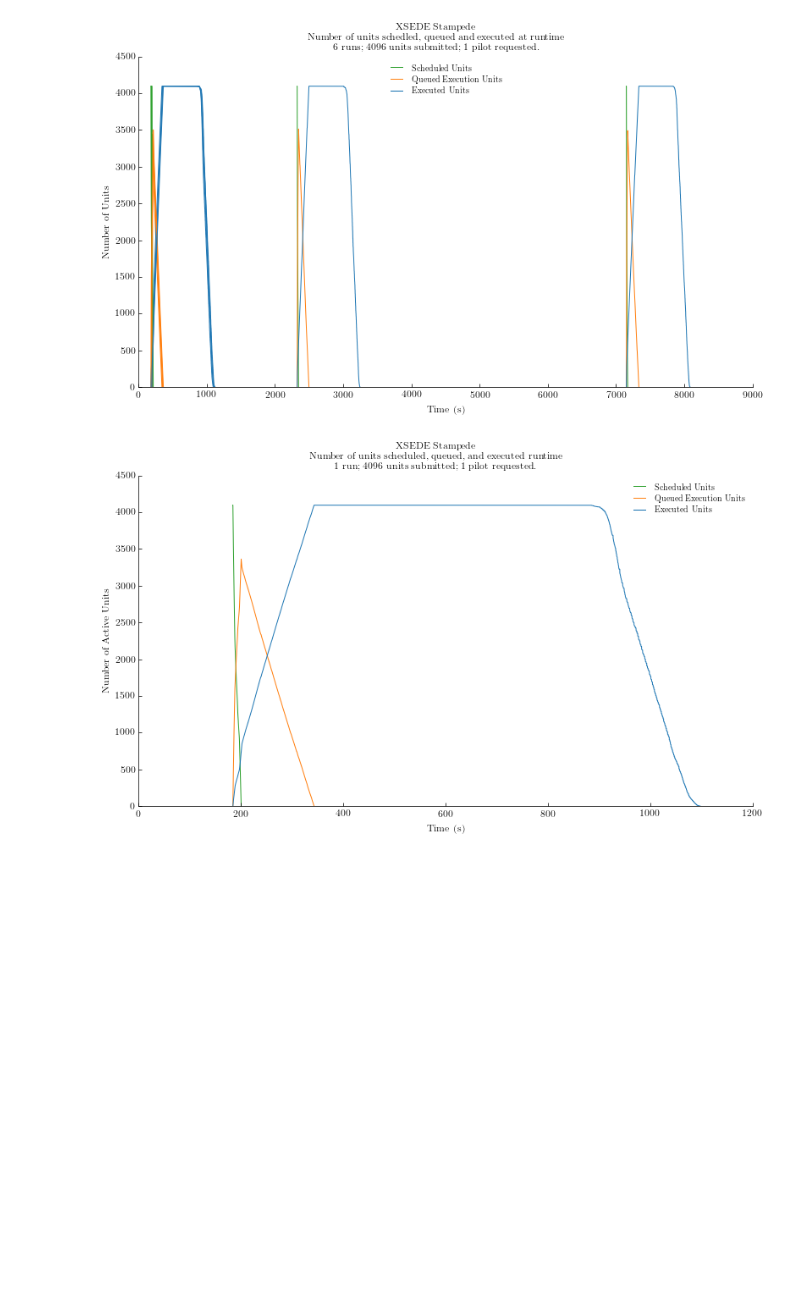
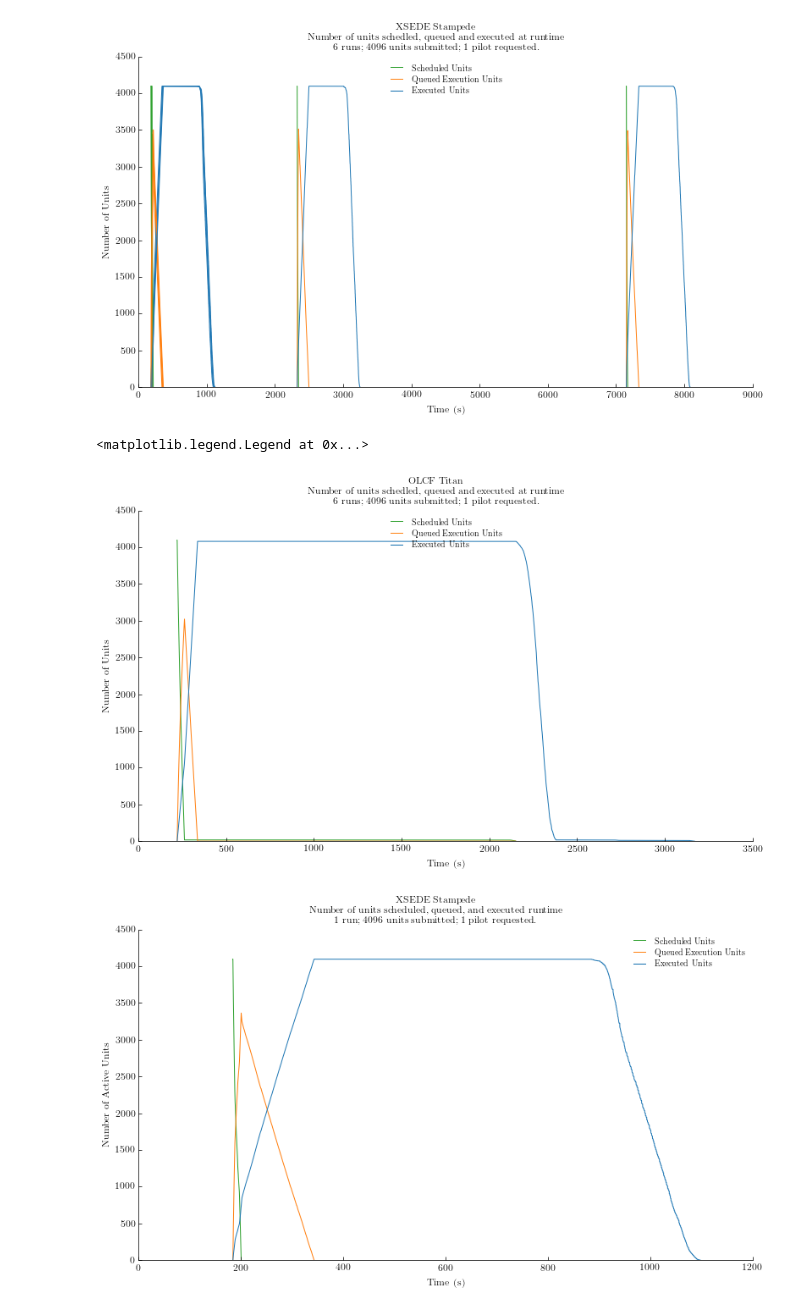
Before and after one commit to radical-experiments/rp-paper, a Jupyter notebook: analysis/rp_paper_experiments.ipynb, the cells around one changed output. Saved outputs shown, nothing was run; the diff lists cells and outputs as text; code cells hidden in the pictures; blank space fills up the shorter version.

Commit message:
Exp 1 synapse titan; atlas plots

```diff
--- a/analysis/rp_paper_experiments.ipynb
+++ b/analysis/rp_paper_experiments.ipynb
@@ -540,6 +540,42 @@ ax.legend(labels=['Scheduled Units', 'Queued Execution Units', 'Executed Units']
 # %% [output]
 <matplotlib.legend.Legend at 0x...>
 [figure]
+# %%
+fig, ax = fig_setup()
+
+title='OLCF Titan\n'+\
+'Number of units schedled, queued and executed at runtime\n'+\
+'6 runs; 4096 units submitted; 1 pilot requested.'
+fig.suptitle(title)
+
+for s1 in sras_titan[4096]:
+
+    # Plot concurrent scheduled units
+    scu = s1.concurrency(state=['AGENT_SCHEDULING', 'AGENT_EXECUTING_PENDING'])
+    x = [item[0] for item in scu]
+    y = [item[1] for item in scu]
+    ax.plot(x, y, color=tableau20[4])
+
+    # Plot concurrent queued units
+    scu = s1.concurrency(state=['AGENT_EXECUTING_PENDING', 'AGENT_EXECUTING'])
+    x = [item[0] for item in scu]
+    y = [item[1] for item in scu]
+    ax.plot(x, y, color=tableau20[2])
+
+    # Plot concurrent active units
+    scu = s1.concurrency(state=['AGENT_EXECUTING', 'AGENT_STAGING_OUTPUT_PENDING'])
+    x = [item[0] for item in scu]
+    y = [item[1] for item in scu]
+    ax.plot(x, y, color=tableau20[0])
+
+plt.xlabel('Time (s)')
+plt.ylabel('Number of Units')
+ax.legend(labels=['Scheduled Units', 'Queued Execution Units', 'Executed Units'], loc=9)
+
+# plt.savefig('figures/osg_nactive-concurrent-pilots_64.pdf', dpi=600, bbox_inches='tight')
+# %% [output]
+<matplotlib.legend.Legend at 0x...>
+[figure, added]
 # %%
 fig, ax = fig_setup()
 
```
Also changed, not shown: parts of 12 cells of this notebook.
